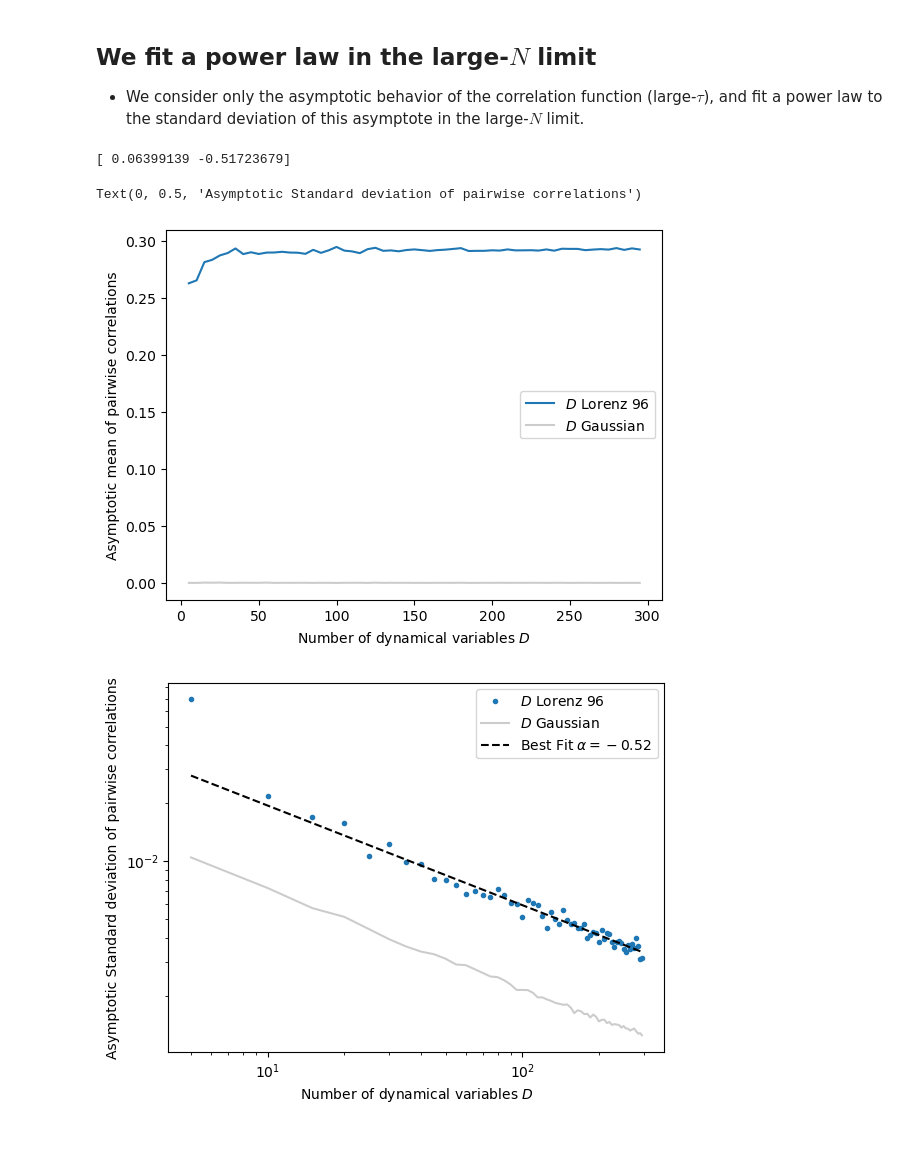
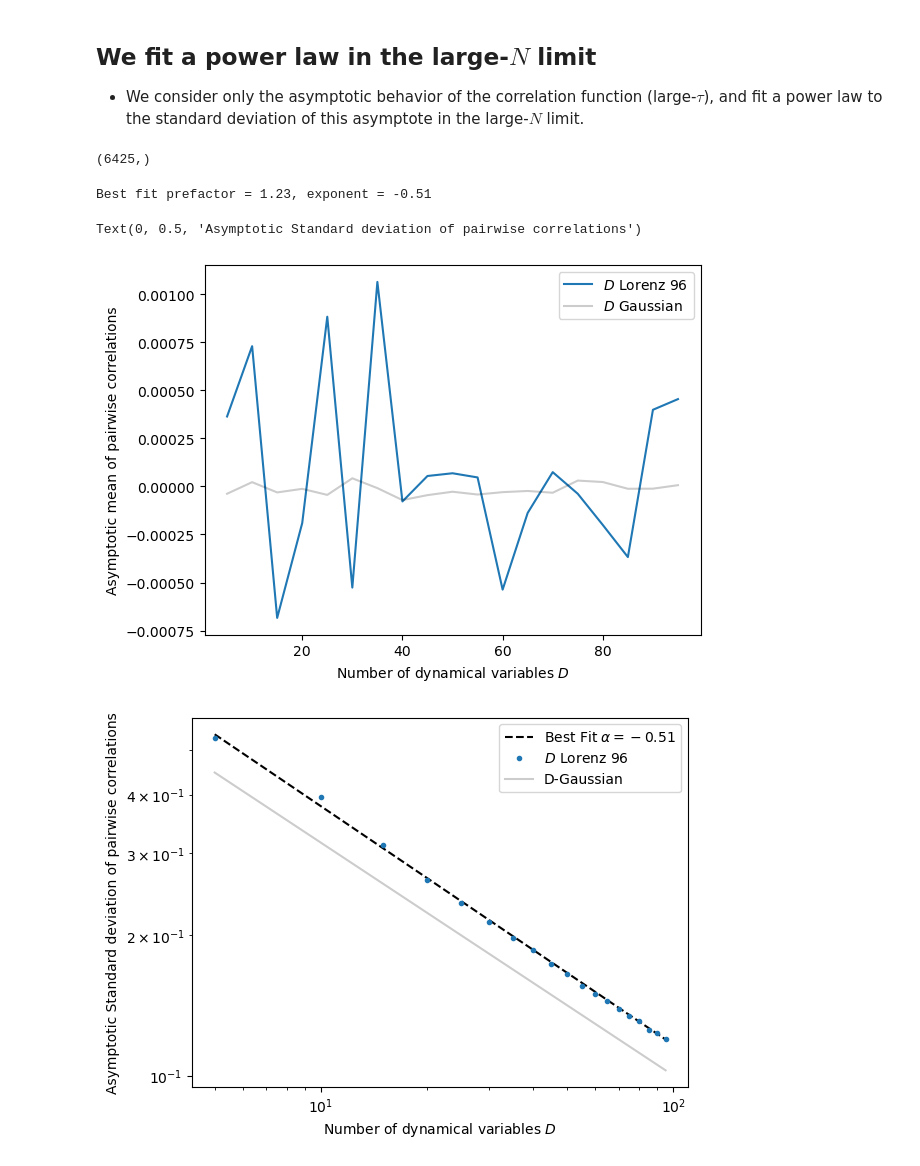
Before and after one commit to williamgilpin/angdim, a Jupyter notebook: demo.ipynb, the cells around one changed output. Saved outputs shown, nothing was run; the diff lists cells and outputs as text; code cells hidden in the pictures.

```diff
--- a/demo.ipynb
+++ b/demo.ipynb
@@ -98,13 +104,21 @@ def twopoint_correlation(X, center=True, spherize=True):
         X /= np.linalg.norm(X, axis=1, keepdims=True)
     max_time = X.shape[0] // 2
     corrs = np.zeros(max_time)
+    stds = np.zeros(max_time)
     for i in range(1, max_time):
         corrs[i] = np.mean(np.sum(X[i:] * X[:-i], axis=1))
-    return corrs
+        stds[i] = np.std(np.sum(X[i:] * X[:-i], axis=1))
+    return corrs, stds
 
-g2 = twopoint_correlation(ysol)
+g2, g2_std = twopoint_correlation(ysol)
+
 plt.figure()
 plt.plot(g2)
 plt.xlabel("Time lag")
 plt.ylabel("Correlation")
+
+plt.figure()
+plt.plot(g2_std)
+plt.xlabel("Time lag")
+plt.ylabel("Correlation Standard deviation")
 # %% [output]
@@ -120,10 +134,11 @@ Text(0, 0.5, 'Correlation')
 # %%
 
 
-nvals = np.arange(5, 300, 5)
+# nvals = np.arange(5, 300, 5)
+nvals = np.arange(5, 100, 5)
 # nvals = np.unique(5 * np.logspace(0, 3, 30)).astype(int)
-all_corrs = []
-all_corrs_gaussian = []
+all_corrs, all_corrs_std = [], []
+all_corrs_gaussian, all_corrs_gaussian_std = [], []
 for nval in nvals:
     print(f"Starting nval = {nval}")
     eq = Lorenz96(n=nval)
@@ -133,11 +148,16 @@ for nval in nvals:
     ysol = sol.y.T
     ysol = ysol[500:] # discard transient
 
-    all_corrs.append(twopoint_correlation(ysol))
+    g2, g2_std = twopoint_correlation(ysol)
+    all_corrs.append(g2)
+    all_corrs_std.append(g2_std)
 
     ## create equal-sized random Gaussian steps
     ysol_normal = np.random.normal(size=ysol.shape)
-    all_corrs_gaussian.append(twopoint_correlation(ysol_normal))
+
+    g2, g2_std = twopoint_correlation(ysol_normal)
+    all_corrs_gaussian.append(g2)
+    all_corrs_gaussian_std.append(g2_std)
 # %% [output]
 Starting nval = 5
 Starting nval = 10
@@ -146,51 +182,59 @@ Starting nval = 15
 ## We fit a power law in the large-$N$ limit
 
 + We consider only the asymptotic behavior of the correlation function (large-$\tau$), and fit a power law to the standard deviation of this asymptote in the large-$N$ limit.
+# %%
+all_corrs_std[-1].shape
+# %% [output]
+(6425,)
 # %%
 
 
 
 mean_asymp = [np.mean(corr[-3000:]) for corr in all_corrs]
-std_asymp = [np.std(corr[-3000:]) for corr in all_corrs]
+std_asymp = [np.mean(corr_std[-3000:]) for corr_std in all_corrs_std]
 
 mean_asymp_gaussian = [np.mean(corr[-3000:]) for corr in all_corrs_gaussian]
-std_asymp_gaussian = [np.std(corr[-3000:]) for corr in all_corrs_gaussian]
+std_asymp_gaussian = [np.mean(corr_std[-3000:]) for corr_std in all_corrs_gaussian_std]
 
 plt.figure()
 plt.plot(nvals, mean_asymp, label="$D$ Lorenz 96")
 plt.plot(nvals, mean_asymp_gaussian, color=(0.0, 0.0, 0.0, 0.2), label="$D$ Gaussian")
 plt.xlabel("Number of dynamical variables $D$")
 plt.ylabel("Asymptotic mean of pairwise correlations")
 plt.legend()
 
-plt.figure()
-plt.loglog(nvals, std_asymp, '.', label="$D$ Lorenz 96")
-plt.loglog(nvals, std_asymp_gaussian,  color=(0.0, 0.0, 0.0, 0.2), label="$D$ Gaussian")
 
 
 # Fit custom power law
 from scipy.optimize import curve_fit
 power_law = lambda x, a, b:  a * x**b
 popt, pcov = curve_fit(power_law, nvals[-20:], std_asymp[-20:])
-print(popt)
+print(f"Best fit prefactor = {popt[0]:.2f}, exponent = {popt[1]:.2f}")
+plt.figure()
 plt.plot(nvals, power_law(nvals, *popt), '--k', label=f"Best Fit $\\alpha = {popt[1]:.2f}$")
 
 # invsq_law = lambda x, a:  a * x**(-0.5)
 # popt, pcov = curve_fit(invsq_law, nvals[-20:], std_asymp[-20:])
 # plt.plot(nvals, invsq_law(nvals, *popt), '--r', label=f"$\\alpha = -1/2$")
 # print(f"Equivalent Normal is {1/np.sqrt(popt[0])} times the number of dynamical variables $D$")
 
 ## Inverse linear law as check
 # invlin_law = lambda x, a:  a * x**(-1.0)
 # popt, pcov = curve_fit(invlin_law, nvals[-20:], std_asymp[-20:])
 # plt.plot(nvals, invlin_law(nvals, *popt), '--b', label=f"$\\alpha = -1$")
 
+
+
+plt.loglog(nvals, std_asymp, '.', label="$D$ Lorenz 96")
+# plt.loglog(nvals, std_asymp_gaussian,  color=(0.0, 0.0, 0.0, 0.2), label="$D$ Gaussian")
+plt.loglog(nvals, 1 / np.sqrt(nvals), color=(0.0, 0.0, 0.0, 0.2), label="D-Gaussian")
+
 plt.legend()
 plt.xlabel("Number of dynamical variables $D$")
 plt.ylabel("Asymptotic Standard deviation of pairwise correlations")
 # %% [output]
-[ 0.06399139 -0.51723679]
+Best fit prefactor = 1.23, exponent = -0.51
 Text(0, 0.5, 'Asymptotic Standard deviation of pairwise correlations')
-[figure, old version]
+[figure, new version]
-[figure, old version]
+[figure, new version]
 # %% [markdown]
```
Also changed, not shown: parts of 8 cells of this notebook.
